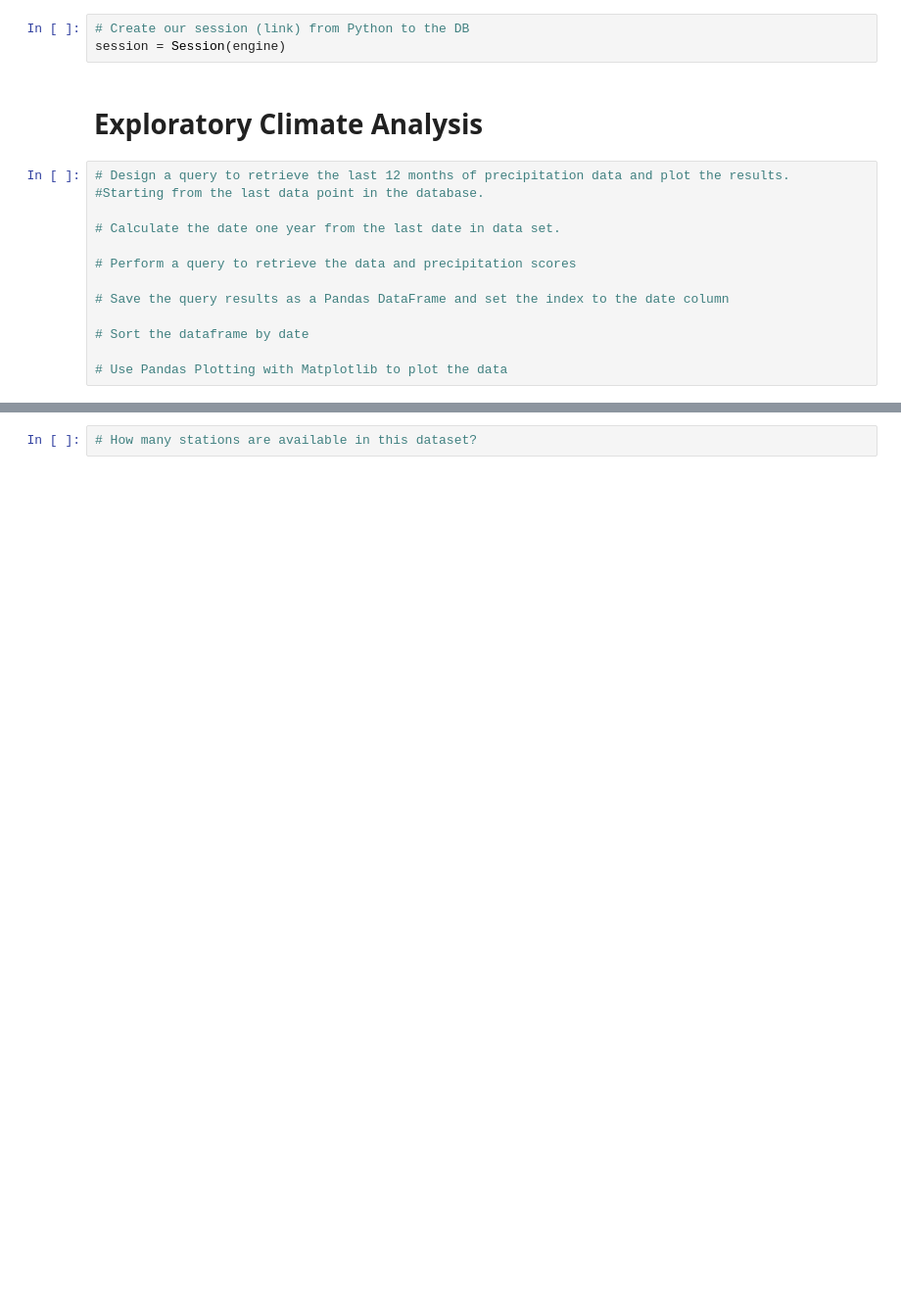
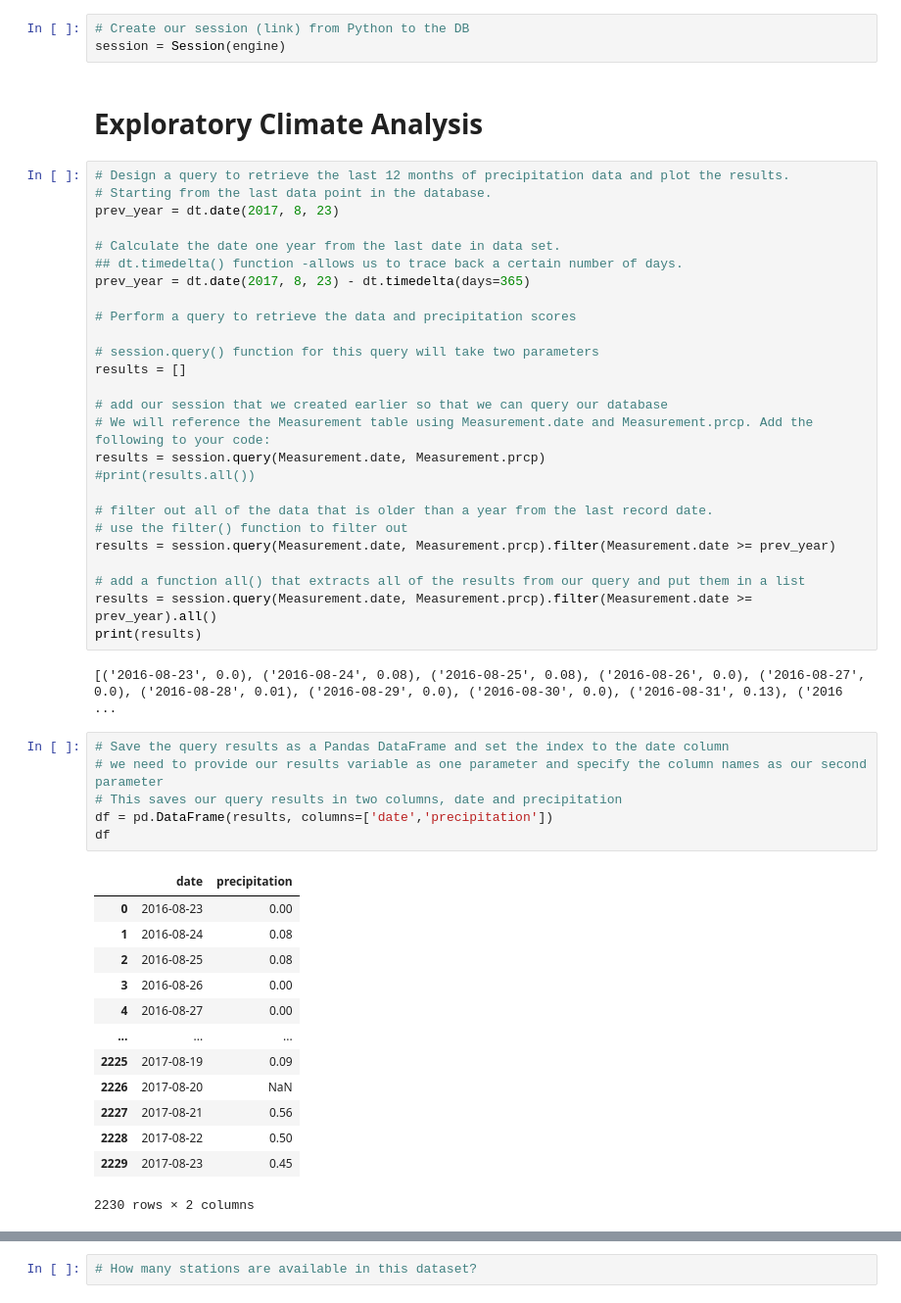
Before and after one commit to Nino-gb/surfs_up, a Jupyter notebook: climate_analysis.ipynb, the cells around one changed output, grey strips where cells are left out. Shown at 98% size. Saved outputs shown, nothing was run; the diff lists cells and outputs as text; blank space fills up the shorter version.

```diff
--- a/climate_analysis.ipynb
+++ b/climate_analysis.ipynb
@@ -36,16 +38,51 @@ Station = Base.classes.station
 session = Session(engine)
 # %% [markdown]
 # Exploratory Climate Analysis
-# %%
-# Design a query to retrieve the last 12 months of precipitation data and plot the results.
-#Starting from the last data point in the database.
-
-# Calculate the date one year from the last date in data set.
-
-# Perform a query to retrieve the data and precipitation scores
-
-# Save the query results as a Pandas DataFrame and set the index to the date column
-
-# Sort the dataframe by date
-
-# Use Pandas Plotting with Matplotlib to plot the data
+# %%
+# Design a query to retrieve the last 12 months of precipitation data and plot the results.
+# Starting from the last data point in the database.
+prev_year = dt.date(2017, 8, 23)
+
+# Calculate the date one year from the last date in data set.
+## dt.timedelta() function -allows us to trace back a certain number of days.
+prev_year = dt.date(2017, 8, 23) - dt.timedelta(days=365)
+
+# Perform a query to retrieve the data and precipitation scores
+
+# session.query() function for this query will take two parameters
+results = []
+
+# add our session that we created earlier so that we can query our database
+# We will reference the Measurement table using Measurement.date and Measurement.prcp. Add the following to your code:
+results = session.query(Measurement.date, Measurement.prcp)
+#print(results.all())
+
+# filter out all of the data that is older than a year from the last record date.
+# use the filter() function to filter out
+results = session.query(Measurement.date, Measurement.prcp).filter(Measurement.date >= prev_year)
+
+# add a function all() that extracts all of the results from our query and put them in a list
+results = session.query(Measurement.date, Measurement.prcp).filter(Measurement.date >= prev_year).all()
+print(results)
+# %% [output]
+[('2016-08-23', 0.0), ('2016-08-24', 0.08), ('2016-08-25', 0.08), ('2016-08-26', 0.0), ('2016-08-27', 0.0), ('2016-08-28', 0.01), ('2016-08-29', 0.0), ('2016-08-30', 0.0), ('2016-08-31', 0.13), ('2016 ...
+# %%
+# Save the query results as a Pandas DataFrame and set the index to the date column
+# we need to provide our results variable as one parameter and specify the column names as our second parameter
+# This saves our query results in two columns, date and precipitation
+df = pd.DataFrame(results, columns=['date','precipitation'])
+df
+# %% [output]
+|  | date | precipitation |
+| 0 | 2016-08-23 | 0.00 |
+| 1 | 2016-08-24 | 0.08 |
+| 2 | 2016-08-25 | 0.08 |
+| 3 | 2016-08-26 | 0.00 |
+| 4 | 2016-08-27 | 0.00 |
+| ... | ... | ... |
+| 2225 | 2017-08-19 | 0.09 |
+| 2226 | 2017-08-20 | NaN |
+| 2227 | 2017-08-21 | 0.56 |
+| 2228 | 2017-08-22 | 0.50 |
+| 2229 | 2017-08-23 | 0.45 |
+2230 rows × 2 columns
```
Also changed, not shown: parts of 6 cells of this notebook.
